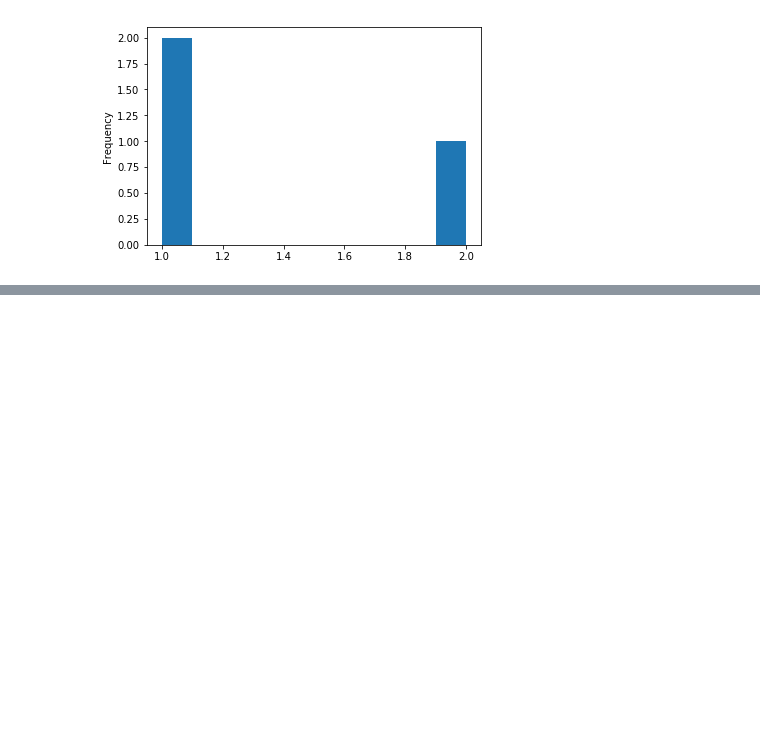
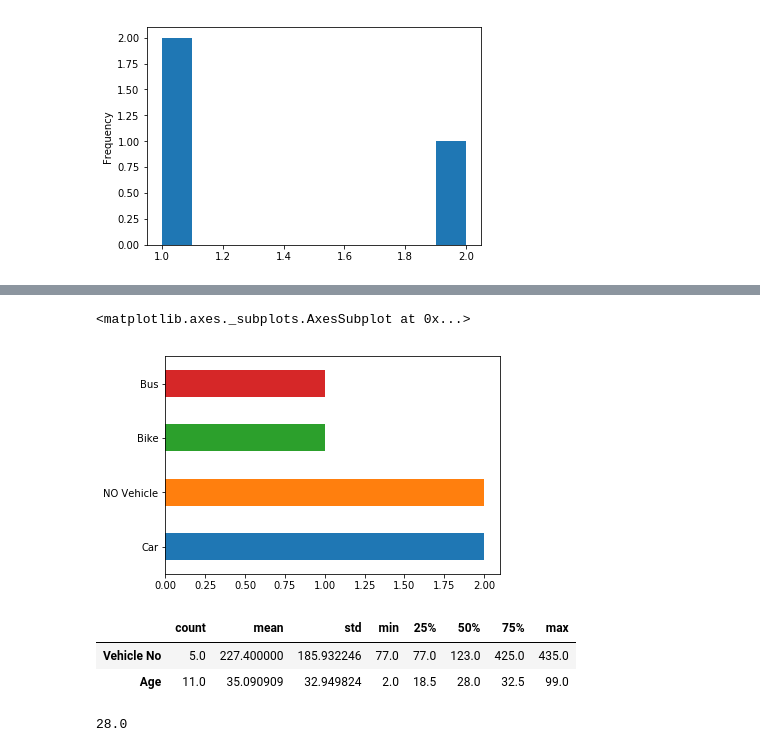
Before and after one commit to bnriiitb/applied_machine_learning_course, a Jupyter notebook: 05 Machine Learning Foundation/Pandas Handas On.ipynb, the cells around one changed output, grey strips where cells are left out. Drawn from its saved outputs; the diff is of its cells as text; code cells hidden in the pictures; blank space fills up the shorter version.

```diff
--- a/05 Machine Learning Foundation/Pandas Handas On.ipynb
+++ b/05 Machine Learning Foundation/Pandas Handas On.ipynb
@@ -413,0 +432,2 @@ impute_dataset.Vehicle.value_counts().plot(kind='hist')
+# %%
+impute_dataset.Refrigerator.fillna('NO',inplace=True)
@@ -413,0 +443,7 @@ impute_dataset.Vehicle.value_counts().plot(kind='hist')
+# %%
+impute_dataset.Vehicle.fillna('NO Vehicle',inplace=True)
+# %%
+impute_dataset.Vehicle.value_counts().plot(kind='barh')
+# %% [output]
+<matplotlib.axes._subplots.AxesSubplot at 0x...>
+[figure, added]
@@ -413,0 +453,10 @@ impute_dataset.Vehicle.value_counts().plot(kind='hist')
+# %%
+impute_dataset.describe().T
+# %% [output]
+|  | count | mean | std | min | 25% | 50% | 75% | max |
+| Vehicle No | 5.0 | 227.400000 | 185.932246 | 77.0 | 77.0 | 123.0 | 425.0 | 435.0 |
+| Age | 11.0 | 35.090909 | 32.949824 | 2.0 | 18.5 | 28.0 | 32.5 | 99.0 |
+# %%
+impute_dataset.Age.median()
+# %% [output]
+28.0
```
Also changed, not shown: parts of 29 cells of this notebook, 2 other files.
